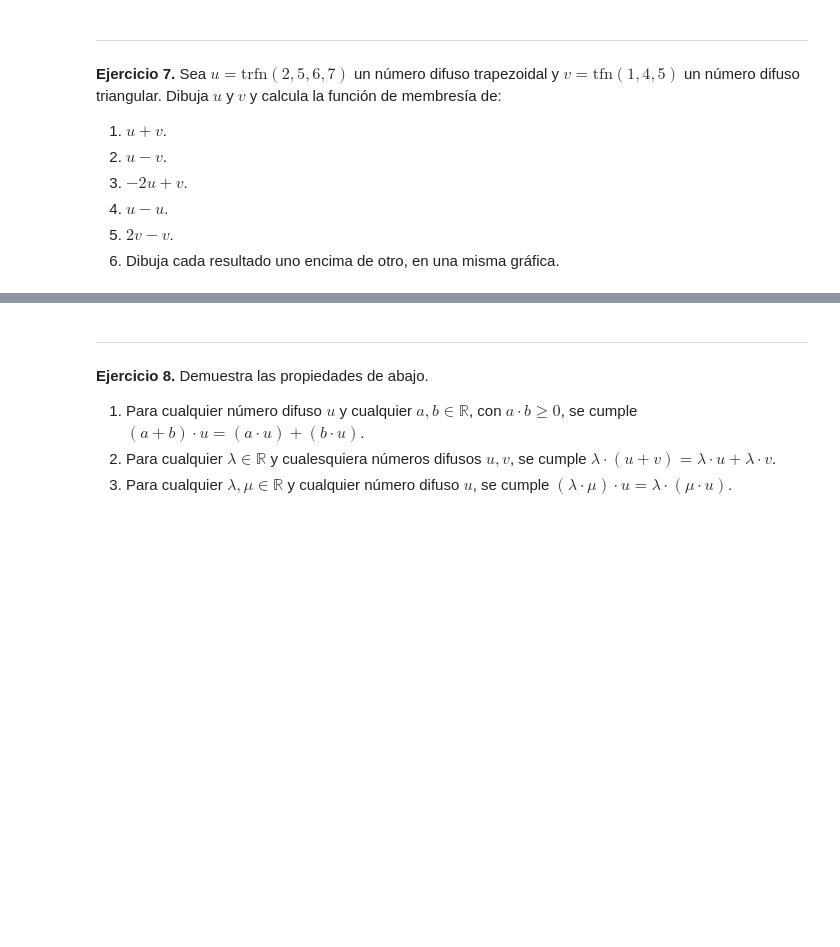
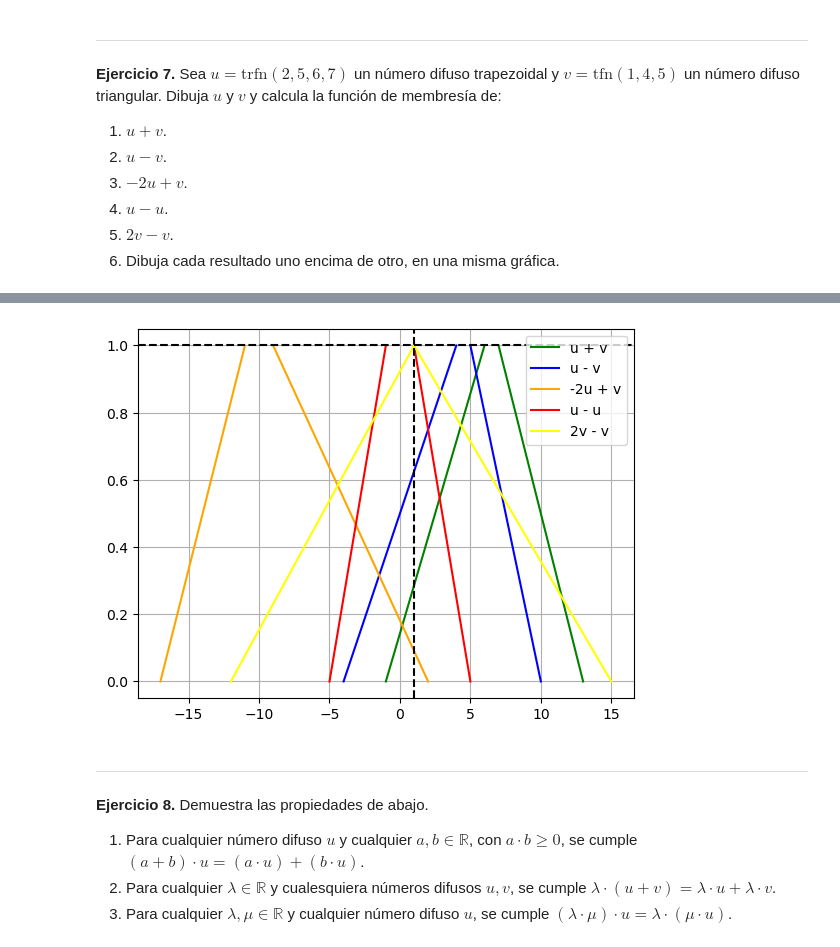
Before and after one commit to Elias-Gill/facultad, a Jupyter notebook: aplicada/unidad 2/ejercitario2.ipynb, the cells around one changed output, grey strips where cells are left out. Saved outputs shown, nothing was run; the diff lists cells and outputs as text; code cells hidden in the pictures; blank space fills up the shorter version.

```diff
--- a/aplicada/unidad 2/ejercitario2.ipynb
+++ b/aplicada/unidad 2/ejercitario2.ipynb
@@ -50,3 +239,72 @@ Responde a las preguntas de abajo utilizando este mismo notebook. Recuerda de se
+# %%
+import numpy as np
+import matplotlib.pyplot as plt
+
+# Definir las funciones
+def f1(x):
+    return (x + 1) / 7
+
+def f2(x):
+    return (13 - x) / 6
+
+def f3(x):
+    return (x + 4) / 8
+
+def f4(x):
+    return (10 - x) / 5
+
+def f5(x):
+    return (x + 17) / 6
+
+def f6(x):
+    return (2 - x) / 11
+
+def f7(x):
+    return (x + 5) / 4
+
+def f8(x):
+    return (5 - x) / 4
+
+def f9(x):
+    return (x + 12) / 13
+
+def f10(x):
+    return (15 - x) / 14
+
+# Rango de valores de x
+x1 = np.linspace(-1, 6, 100)   # Para f1
+x2 = np.linspace(7, 13, 100)   # Para f2
+x3 = np.linspace(-4, 4, 100)   # Para f3
+x4 = np.linspace(5, 10, 100)   # Para f4
+x5 = np.linspace(-17, -11, 100) # Para f5
+x6 = np.linspace(-9, 2, 100)   # Para f6
+x7 = np.linspace(-5, -1, 100)  # Para f7
+x8 = np.linspace(1, 5, 100)    # Para f8
+x9 = np.linspace(-12, 1, 100)  # Para f9
+x10 = np.linspace(1, 15, 100)  # Para f10
+
+# Crear la gráfica
+plt.plot(x1, f1(x1), color='green', label='u + v')
+plt.plot(x2, f2(x2), color='green')
+plt.plot(x3, f3(x3), color='blue', label='u - v')
+plt.plot(x4, f4(x4), color='blue')
+plt.plot(x5, f5(x5), color='orange', label='-2u + v')
+plt.plot(x6, f6(x6), color='orange')
+plt.plot(x7, f7(x7), color='red', label='u - u')
+plt.plot(x8, f8(x8), color='red')
+plt.plot(x9, f9(x9), color='yellow', label='2v - v')
+plt.plot(x10, f10(x10), color='yellow')
+
+# Establecer etiquetas y leyenda
+plt.axhline(y=1, color='black', linestyle='--')  # Línea horizontal en y = 1
+plt.axvline(x=1, color='black', linestyle='--')  # Línea vertical en x = 1
+plt.legend()
+
+# Mostrar la gráfica
+plt.grid(True)
+plt.show()
+# %% [output]
+[figure, added]
 # %% [markdown]
 ---
 **Ejercicio 8.** Demuestra las propiedades de abajo.
```
Also changed, not shown: parts of 8 cells of this notebook, 4 other files.
